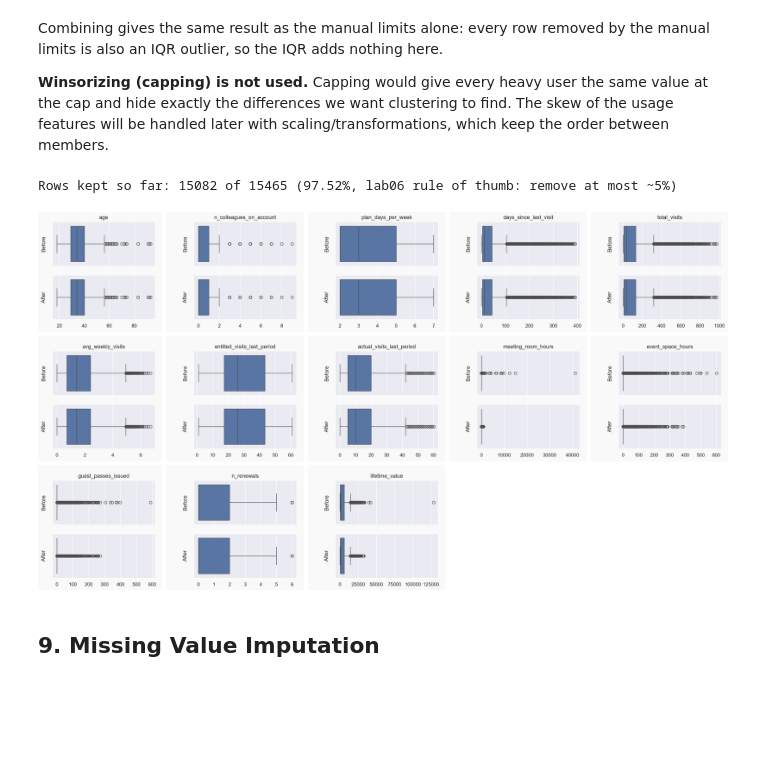
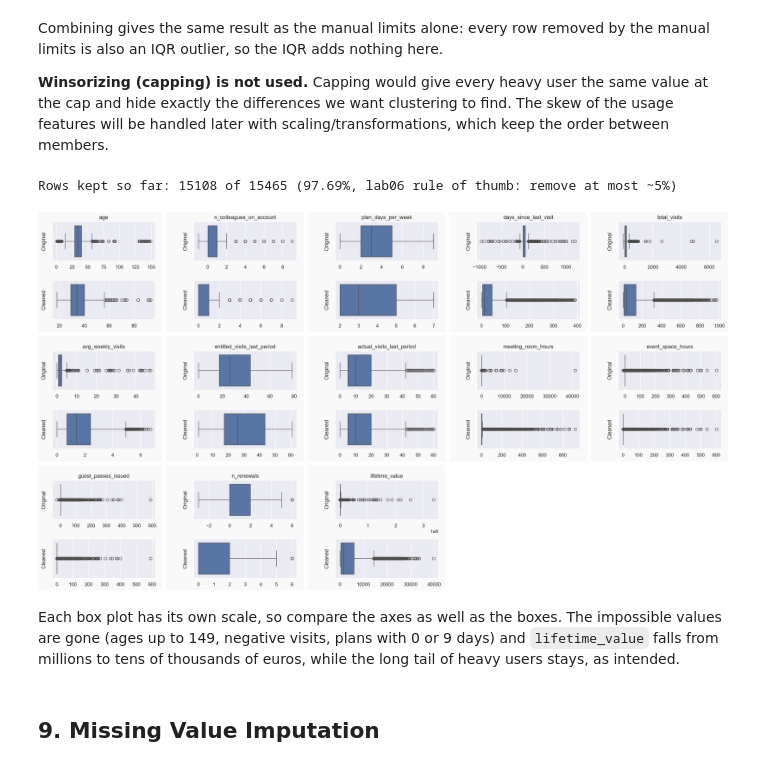
Before and after one commit to matirribeiro/DM_Group27, a Jupyter notebook: notebooks/drafts/eda_martim.ipynb, the cells around one changed output. Drawn from its saved outputs; the diff is of its cells as text; code cells hidden in the pictures; blank space fills up the shorter version.

```diff
--- a/notebooks/drafts/eda_martim.ipynb
+++ b/notebooks/drafts/eda_martim.ipynb
@@ -1029,6 +1244,9 @@ for feat in non_negative_features:
 
 df.loc[df["avg_weekly_visits"] > 7, "avg_weekly_visits"] = np.nan
 df.loc[df["total_visits"] > 3 * 365, "total_visits"] = np.nan
+
+# 12. a total of 0 contradicts a positive weekly average (5.6): it is rebuilt from that average in section 9
+df.loc[(df["total_visits"] == 0) & (df["avg_weekly_visits"] > 0), "total_visits"] = np.nan
 # %%
 # 3. plan_days_per_week must match the plan tier
 expected_days = expected_plan_days(df)
@@ -1165,3 +1383,9 @@ min       0.66
 75%       1.19
 max       5.91
 dtype: float64
+# %%
+# 13. meeting-room hours recorded in minutes (5.8)
+in_minutes = df[id_feature].isin(minutes_ids)
+df.loc[in_minutes, "meeting_room_hours"] = (df.loc[in_minutes, "meeting_room_hours"] / 60).round(1)
+print("meeting_room_hours values divided by 60:", in_minutes.sum())
+df.loc[in_minutes, "meeting_room_hours"].describe().round(1)
@@ -1292,11 +1561,7 @@ df[["meeting_room_hours", "event_space_hours", "guest_passes_issued", "total_vis
 # %%
-# We cut only far beyond the 99th percentile. For example, 41,220 meeting-room hours is more than the number
-# of hours in 3 years (26,280), while 1,000 hours over 3 years (~6 hours a week) is a believable heavy user.
-manual_limits = {
-    "meeting_room_hours": 1000,
-    "event_space_hours": 400,
-    "guest_passes_issued": 300,
-}
+# Lab06 sets these bounds by hand. We need only one: above it, meeting_room_hours are all whole numbers, unlike the
+# rest of the column (5.8), so the values that could not be repaired cannot be trusted.
+manual_limits = {"meeting_room_hours": meeting_limit}
 
 filters_man = pd.Series(True, index=df.index)
 for feat, limit in manual_limits.items():
@@ -1335,37 +1598,51 @@ IQR outlier, so the IQR adds nothing here.
 exactly the differences we want clustering to find. The skew of the usage features will be handled later with
 scaling/transformations, which keep the order between members.
 # %%
-df_before_outliers = df.copy()
+removed_outliers = df[~filters_man].copy()     # studied again in section 12
 df = df[filters_man].copy()
 print("Rows kept so far:", df.shape[0], "of", df_original.shape[0],
       f"({df.shape[0] / df_original.shape[0] * 100:.2f}%, lab06 rule of thumb: remove at most ~5%)")
 # %% [output]
-Rows kept so far: 15082 of 15465 (97.52%, lab06 rule of thumb: remove at most ~5%)
+Rows kept so far: 15108 of 15465 (97.69%, lab06 rule of thumb: remove at most ~5%)
 # %%
-# Box plots before and after outlier removal
+# Box plots of the original data vs the data after editing and outlier removal (as in lab06)
+# lifetime_value is text in the original data, so it is converted first (5.3)
+original_numeric = df_original.copy()
+original_numeric["lifetime_value"] = (original_numeric["lifetime_value"]
+                                      .str.replace("€", "", regex=False)
+                                      .str.replace(",", "", regex=False)
+                                      .str.strip()
+                                      .astype(float))
+
 fig = plt.figure(figsize=(22, 12))
 subfigs = fig.subfigures(3, ceil(len(metric_features) / 3), wspace=.03, hspace=.03)
 
 for sfig, feat in zip(subfigs.flatten(), metric_features):
-    axes = sfig.subplots(2, 1, sharex=True)
+    # unlike lab06, each box plot keeps its own scale: with a shared axis the impossible values would hide the rest
+    axes = sfig.subplots(2, 1)
 
-    sns.boxplot(x=df_before_outliers[feat], ax=axes[0])
-    axes[0].set_ylabel("Before")
+    sns.boxplot(x=original_numeric[feat], ax=axes[0])
+    axes[0].set_ylabel("Original")
+    axes[0].set_xlabel("")
     axes[0].set_title(feat)
 
     sns.boxplot(x=df[feat], ax=axes[1])
-    axes[1].set_ylabel("After")
+    axes[1].set_ylabel("Cleaned")
     axes[1].set_xlabel("")
 
     sfig.set_facecolor("#F9F9F9")
-    sfig.subplots_adjust(left=.2, right=.95, bottom=.1)
+    sfig.subplots_adjust(left=.2, right=.95, bottom=.1, hspace=.5)
 
 for sfig in subfigs.flatten()[len(metric_features):]:
     sfig.set_visible(False)
 
 plt.show()
 # %% [output]
-[figure, old version]
+[figure, new version]
+# %% [markdown]
+Each box plot has its own scale, so compare the axes as well as the boxes. The impossible values are gone (ages up to 149,
+negative visits, plans with 0 or 9 days) and `lifetime_value` falls from millions to tens of thousands of euros, while the long
+tail of heavy users stays, as intended.
 # %% [markdown]
 ## 9. Missing Value Imputation
 # %%
```
Also changed, not shown: parts of 87 cells of this notebook, 3 other files.
